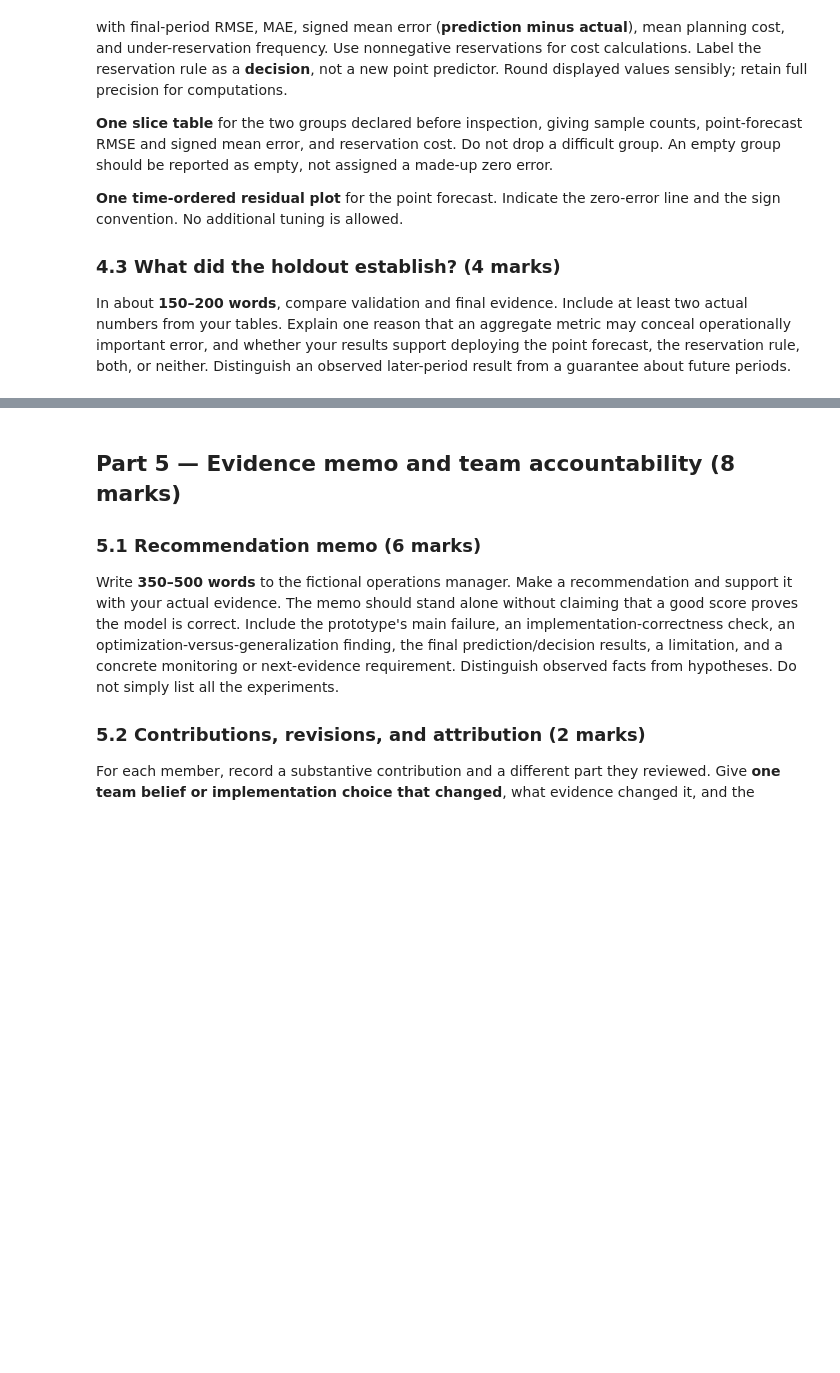
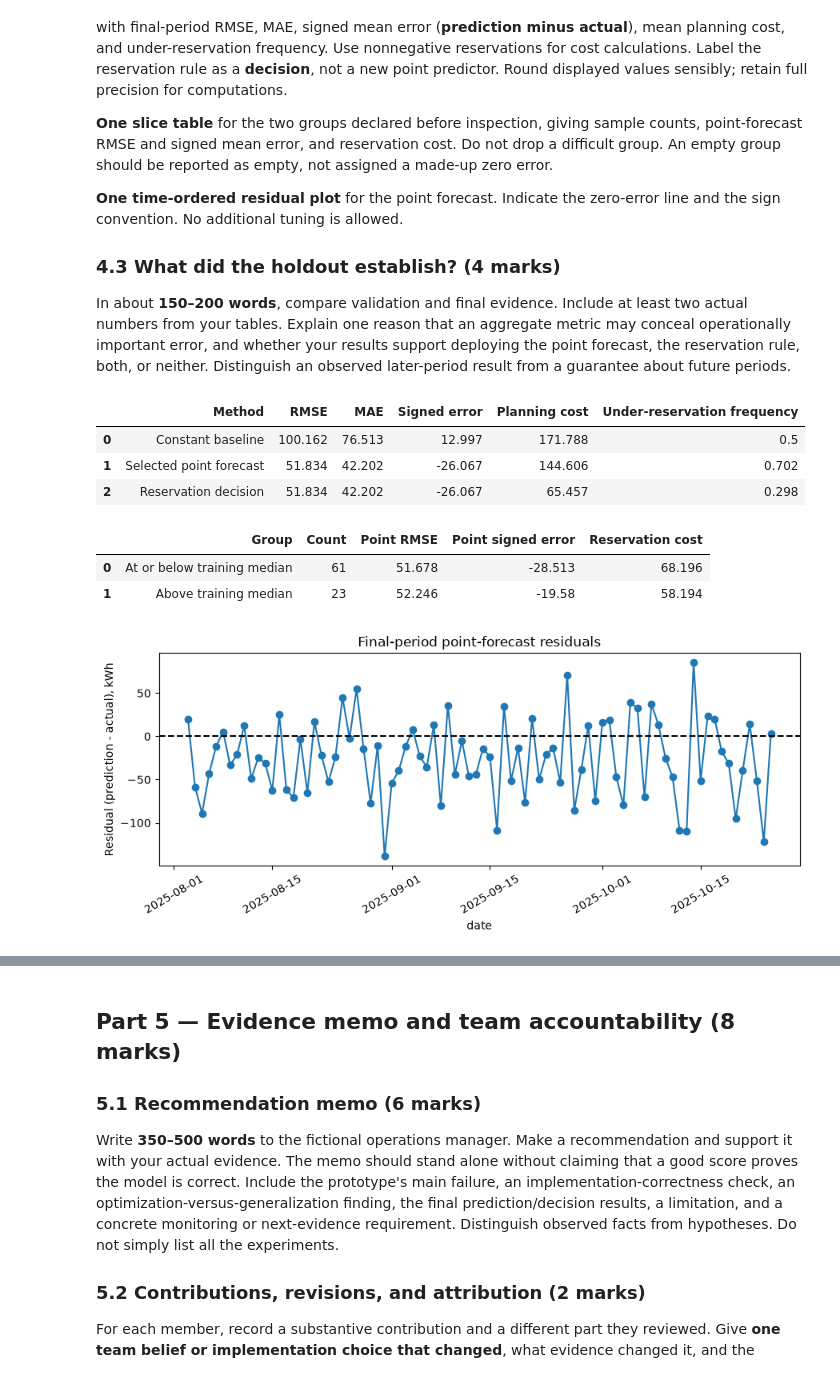
Before and after one commit to kaippatel/3151-A1, a Jupyter notebook: CSCI3151_A1.ipynb, the cells around one changed output, grey strips where cells are left out. Saved outputs shown, nothing was run; the diff lists cells and outputs as text; code cells hidden in the pictures; blank space fills up the shorter version.

```diff
--- a/CSCI3151_A1.ipynb
+++ b/CSCI3151_A1.ipynb
@@ -1315,7 +1384,85 @@ In about **150–200 words**, compare validation and final evidence. Include at
 # %%
 # Reconstruct solely from frozen_record; do not fit or tune anything here.
 # Produce the overall table, prespecified slice table, and residual-over-time plot.
-raise NotImplementedError("4.2: perform and interpret the frozen final evaluation")
+
+df = final_period.copy()
+
+X = df[frozen_record["features"]].to_numpy(float)
+Z = (X - np.array(frozen_record["scaler_mean"])) / np.array(frozen_record["scaler_scale"])
+pred = Z @ np.array(frozen_record["slopes"]) + frozen_record["intercept"]
+y = df["energy_kwh"].to_numpy(float)
+
+reserve = np.maximum(0, pred + frozen_record["chosen_offset_kwh"])
+base = np.full(len(y), frozen_record["constant_baseline"])
+
+def metrics(y, p, a):
+    return {
+        "RMSE": np.sqrt(np.mean((p - y)**2)),
+        "MAE": np.mean(np.abs(p - y)),
+        "Signed error": np.mean(p - y),
+        "Planning cost": np.mean(4*np.maximum(y-a, 0) + np.maximum(a-y, 0)),
+        "Under-reservation frequency": np.mean(y > a)
+    }
+
+overall = pd.DataFrame([
+    {"Method": "Constant baseline", **metrics(y, base, base)},
+    {"Method": "Selected point forecast", **metrics(y, pred, np.maximum(0, pred))},
+    {"Method": "Reservation decision", **metrics(y, pred, reserve)}
+])
+display(overall.round(3))
+
+feature = frozen_record["diagnostic_slice"]["feature"]
+threshold = frozen_record["diagnostic_slice"]["threshold"]
+x = df[feature].to_numpy(float)
+
+slices = []
+for label, mask in [
+    ("At or below training median", x <= threshold),
+    ("Above training median", x > threshold)
+]:
+    n = int(mask.sum())
+    slices.append({
+        "Group": label,
+        "Count": n,
+        "Point RMSE": np.sqrt(np.mean((pred[mask]-y[mask])**2)) if n else np.nan,
+        "Point signed error": np.mean(pred[mask]-y[mask]) if n else np.nan,
+        "Reservation cost": np.mean(
+            4*np.maximum(y[mask]-reserve[mask], 0)
+            + np.maximum(reserve[mask]-y[mask], 0)
+        ) if n else np.nan
+    })
+
+display(pd.DataFrame(slices).round(3))
+
+residual = pred - y
+time_col = next((c for c in ["date", "datetime", "timestamp", "day"]
+                 if c in df.columns), None)
+
+if time_col:
+    order = np.argsort(pd.to_datetime(df[time_col]).to_numpy())
+    t = pd.to_datetime(df[time_col]).iloc[order]
+    residual = residual[order]
+else:
+    t = np.arange(len(y))
+
+plt.figure(figsize=(9, 4))
+plt.plot(t, residual, marker="o")
+plt.axhline(0, color="black", linestyle="--")
+plt.xlabel(time_col or "Final-period row order")
+plt.ylabel("Residual (prediction - actual), kWh")
+plt.title("Final-period point-forecast residuals")
+plt.xticks(rotation=30)
+plt.tight_layout()
+plt.show()
+# %% [output]
+|  | Method | RMSE | MAE | Signed error | Planning cost | Under-reservation frequency |
+| 0 | Constant baseline | 100.162 | 76.513 | 12.997 | 171.788 | 0.5 |
+| 1 | Selected point forecast | 51.834 | 42.202 | -26.067 | 144.606 | 0.702 |
+| 2 | Reservation decision | 51.834 | 42.202 | -26.067 | 65.457 | 0.298 |
+|  | Group | Count | Point RMSE | Point signed error | Reservation cost |
+| 0 | At or below training median | 61 | 51.678 | -28.513 | 68.196 |
+| 1 | Above training median | 23 | 52.246 | -19.58 | 58.194 |
+[figure, added]
 # %% [markdown]
 **Your answer — 4.3**
 
```
Also changed, not shown: parts of 9 cells of this notebook.
